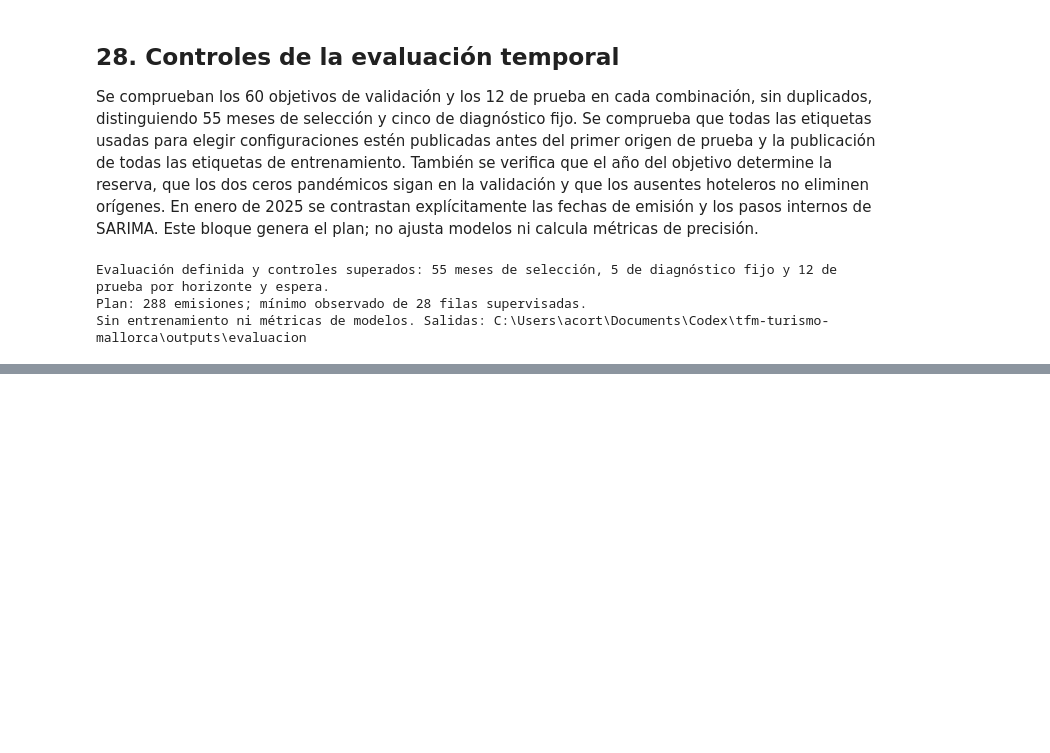
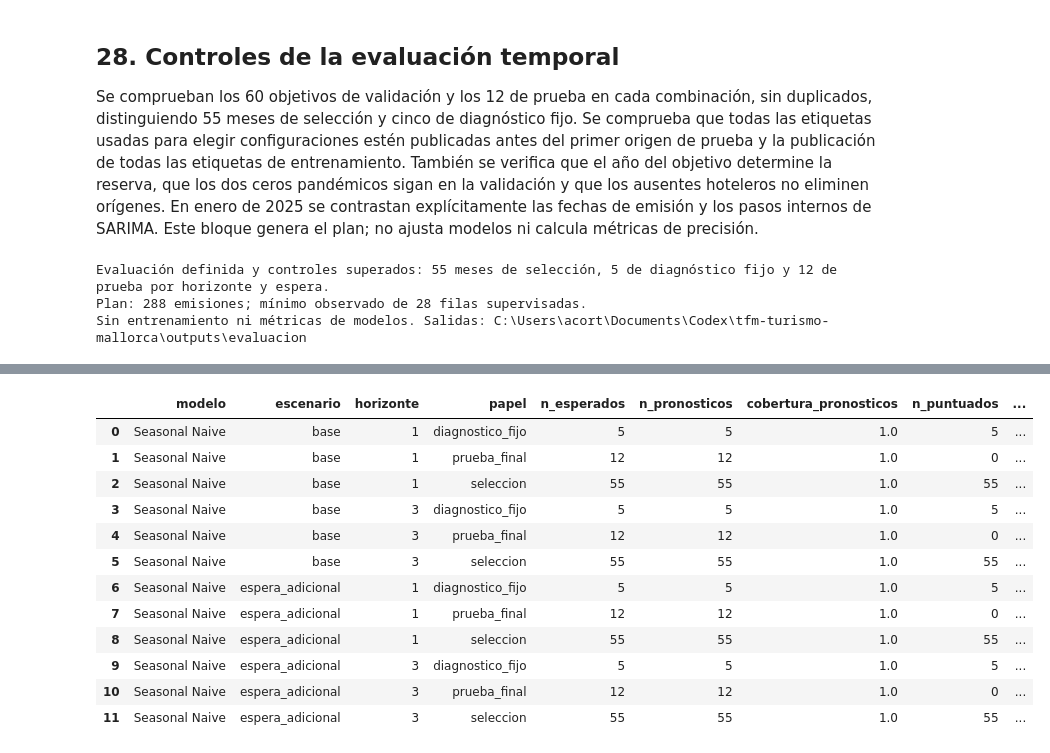
Before and after one commit to acortes99/tfm-turismo-mallorca, a Jupyter notebook: tfm-turismo-viu.ipynb, the cells around one changed output, grey strips where cells are left out. Drawn from its saved outputs; the diff is of its cells as text; code cells hidden in the pictures; blank space fills up the shorter version.

```diff
--- a/tfm-turismo-viu.ipynb
+++ b/tfm-turismo-viu.ipynb
@@ -1555,0 +1570,85 @@ Sin entrenamiento ni métricas de modelos. Salidas: C:\Users\acort\Documents\Cod
+# %%
+BASELINE_DIR = PROJECT_ROOT / "outputs" / "modelos" / "seasonal_naive"
+BASELINE_DIR.mkdir(parents=True, exist_ok=True)
+EVALUATE_FINAL_2025 = False
+
+def seasonal_naive_forecast(data, origin, target, extra_wait=0, dates=None):
+    origin, target = pd.Timestamp(origin), pd.Timestamp(target)
+    horizon = target.to_period("M").ordinal - origin.to_period("M").ordinal
+    assert horizon in [1, 3]
+    reference = target - pd.DateOffset(months=12)
+    cutoff = origin.to_period("M").end_time.normalize()
+    release = publication_date("turistas", reference.to_period("M"), extra_wait, dates)
+    result = {"mes_referencia": reference, "fecha_operativa_referencia": release,
+              "estado_referencia": None, "prediccion": np.nan, "estado_ejecucion": "ok"}
+    if reference not in data.index:
+        result["estado_ejecucion"] = "sin_contexto_anual"
+    elif release > cutoff:
+        result["estado_ejecucion"] = "referencia_no_publicada"
+    else:
+        value = data.at[reference, "turistas"]
+        result["estado_referencia"] = data.at[reference, "turistas_estado"]
+        if pd.isna(value):
+            result["estado_ejecucion"] = "referencia_ausente"
+        else:
+            result["prediccion"] = float(value)
+    return result
+
+baseline_rows = []
+for row in evaluation_plan.itertuples(index=False):
+    wait = 0 if row.escenario == "base" else 1
+    forecast = seasonal_naive_forecast(master, row.mes_origen, row.mes_objetivo, wait, verified_dates)
+    scoring_enabled = row.uso != "prueba_final" or EVALUATE_FINAL_2025
+    observed = float(master.at[row.mes_objetivo, "turistas"]) if scoring_enabled else np.nan
+    baseline_rows.append({"modelo": "Seasonal Naive", "grupo_fuentes": "historico",
+        "escenario": row.escenario, "horizonte": row.horizonte, "mes_origen": row.mes_origen,
+        "fecha_corte": row.fecha_corte, "mes_objetivo": row.mes_objetivo, "uso": row.uso,
+        "papel": row.papel, "fold": row.fold, "periodo": row.periodo, **forecast,
+        "evaluacion_habilitada": scoring_enabled, "observado": observed,
+        "estado_objetivo": row.estado_objetivo if scoring_enabled else None,
+        "error": observed-forecast["prediccion"] if scoring_enabled else np.nan})
+baseline_predictions = pd.DataFrame(baseline_rows)
+
+def summarize_forecast_errors(predictions, grouping):
+    rows = []
+    for key, subset in predictions.groupby(grouping, dropna=False, sort=True):
+        keys = key if isinstance(key, tuple) else (key,)
+        scored = subset.loc[subset.evaluacion_habilitada & subset.estado_ejecucion.eq("ok")
+                            & subset.observado.notna() & subset.prediccion.notna()]
+        errors = scored["error"].to_numpy(dtype=float)
+        successful = int(subset.estado_ejecucion.eq("ok").sum())
+        rows.append({**dict(zip(grouping, keys)), "n_esperados": len(subset),
+            "n_pronosticos": successful, "cobertura_pronosticos": successful/len(subset),
+            "n_puntuados": len(scored), "MAE": float(np.mean(np.abs(errors))) if len(errors) else np.nan,
+            "RMSE": float(np.sqrt(np.mean(errors**2))) if len(errors) else np.nan,
+            "sesgo_observado_menos_predicho": float(np.mean(errors)) if len(errors) else np.nan})
+    return pd.DataFrame(rows)
+
+baseline_metrics = summarize_forecast_errors(baseline_predictions, ["modelo", "escenario", "horizonte", "papel"])
+baseline_annual = summarize_forecast_errors(baseline_predictions, ["modelo", "escenario", "horizonte", "fold"])
+baseline_periods = summarize_forecast_errors(baseline_predictions.loc[baseline_predictions.uso.eq("validacion")],
+    ["modelo", "escenario", "horizonte", "periodo"])
+# Diagnóstico complementario por calidad del objetivo; no reemplaza las métricas principales.
+baseline_without_U = summarize_forecast_errors(baseline_predictions.loc[
+    baseline_predictions.uso.eq("validacion") & ~baseline_predictions.estado_objetivo.eq("U")],
+    ["modelo", "escenario", "horizonte", "papel"])
+baseline_predictions.to_csv(BASELINE_DIR / "predicciones.csv", index=False, encoding="utf-8-sig")
+for name, table in [("metricas_bloques", baseline_metrics), ("metricas_anuales", baseline_annual),
+                    ("metricas_periodos", baseline_periods), ("diagnostico_sin_objetivos_U", baseline_without_U)]:
+    table.to_csv(BASELINE_DIR / f"{name}.csv", index=False, encoding="utf-8-sig")
+display(baseline_metrics.round(2))
+display(baseline_periods.loc[baseline_periods.escenario.eq("base") & baseline_periods.horizonte.eq(1)].round(2))
+# %% [output]
+|  | modelo | escenario | horizonte | papel | n_esperados | n_pronosticos | cobertura_pronosticos | n_puntuados | ... |
+| 0 | Seasonal Naive | base | 1 | diagnostico_fijo | 5 | 5 | 1.0 | 5 | ... |
+| 1 | Seasonal Naive | base | 1 | prueba_final | 12 | 12 | 1.0 | 0 | ... |
+| 2 | Seasonal Naive | base | 1 | seleccion | 55 | 55 | 1.0 | 55 | ... |
+| 3 | Seasonal Naive | base | 3 | diagnostico_fijo | 5 | 5 | 1.0 | 5 | ... |
+| 4 | Seasonal Naive | base | 3 | prueba_final | 12 | 12 | 1.0 | 0 | ... |
+| 5 | Seasonal Naive | base | 3 | seleccion | 55 | 55 | 1.0 | 55 | ... |
+| 6 | Seasonal Naive | espera_adicional | 1 | diagnostico_fijo | 5 | 5 | 1.0 | 5 | ... |
+| 7 | Seasonal Naive | espera_adicional | 1 | prueba_final | 12 | 12 | 1.0 | 0 | ... |
+| 8 | Seasonal Naive | espera_adicional | 1 | seleccion | 55 | 55 | 1.0 | 55 | ... |
+| 9 | Seasonal Naive | espera_adicional | 3 | diagnostico_fijo | 5 | 5 | 1.0 | 5 | ... |
+| 10 | Seasonal Naive | espera_adicional | 3 | prueba_final | 12 | 12 | 1.0 | 0 | ... |
+| 11 | Seasonal Naive | espera_adicional | 3 | seleccion | 55 | 55 | 1.0 | 55 | ... |
```
Also changed, not shown: parts of 4 cells of this notebook, 7 other files.
